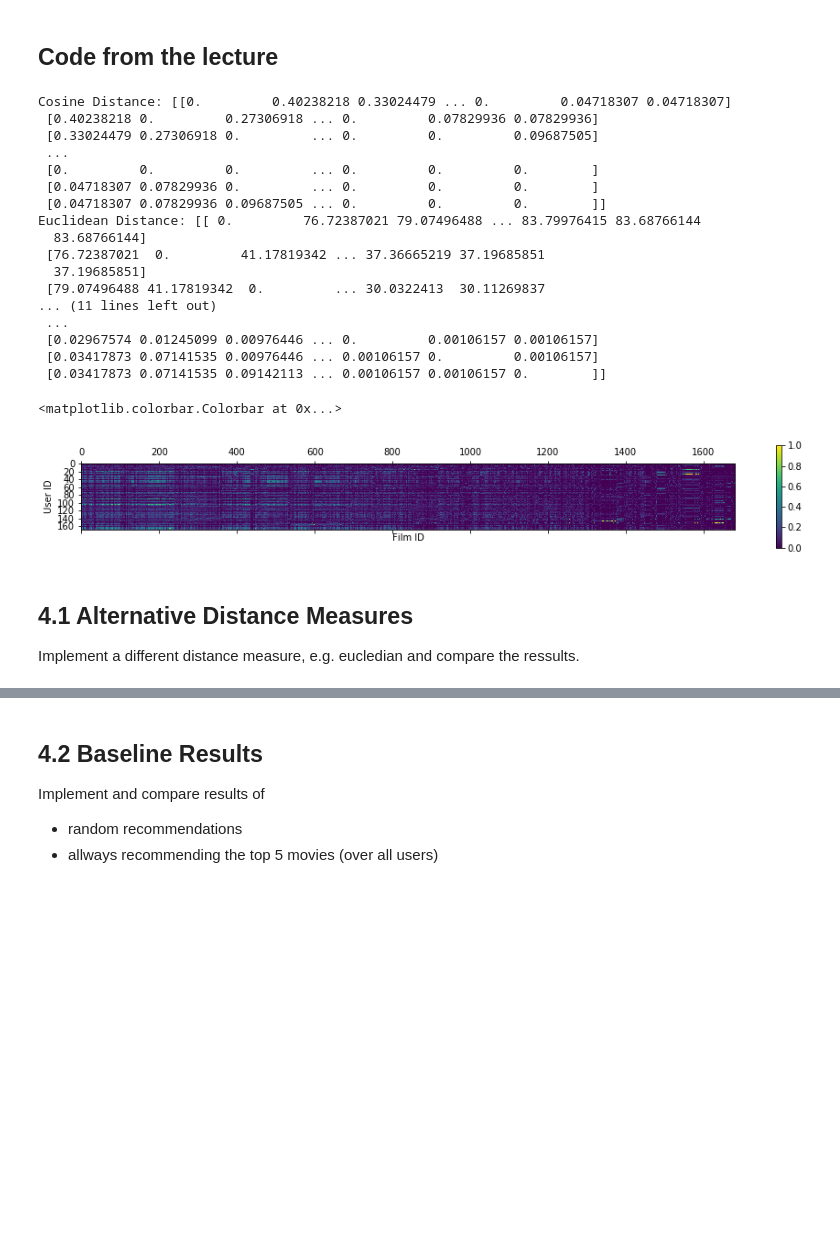
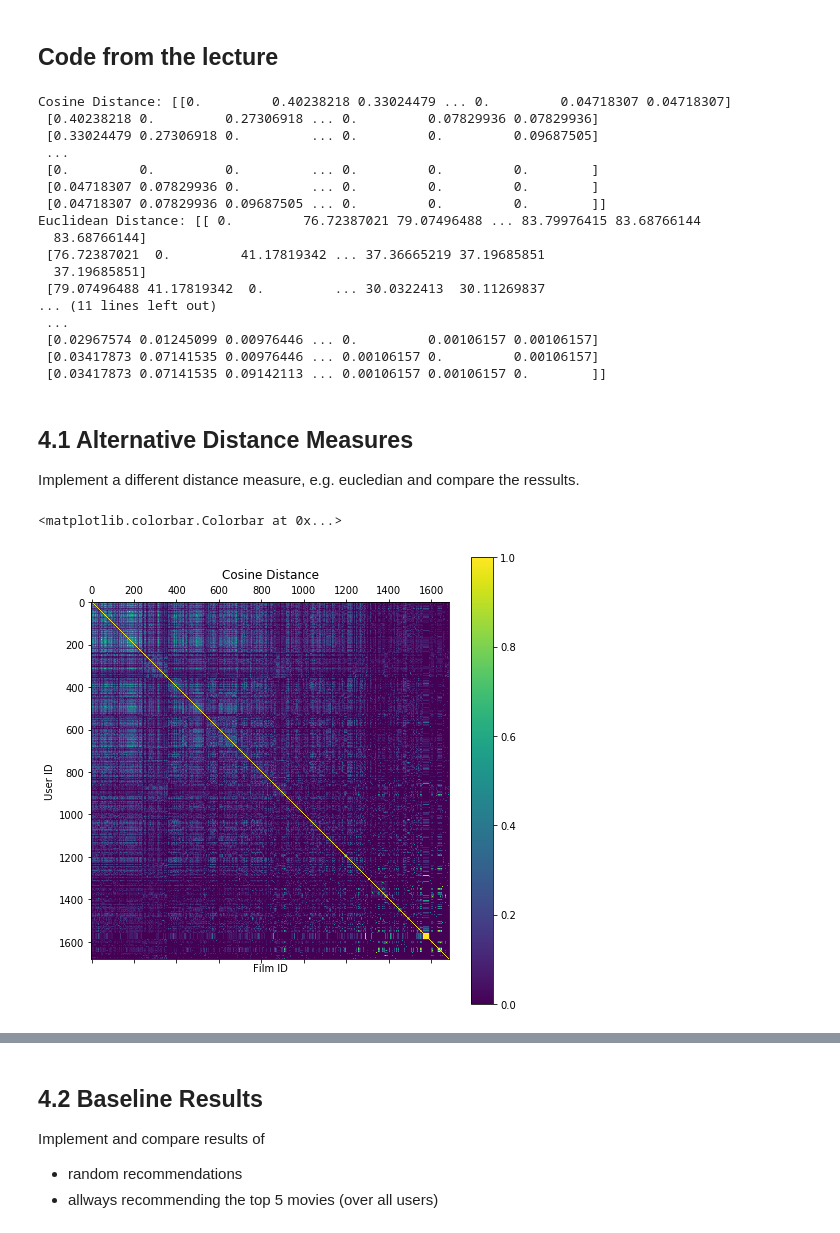
Before and after one commit to anakinsbrn/DataScienceSS20, a Jupyter notebook: Exercises/2_b_Recommender_SVD.ipynb, the cells around one changed output, grey strips where cells are left out. Drawn from its saved outputs; the diff is of its cells as text; code cells hidden in the pictures; blank space fills up the shorter version.

```diff
--- a/Exercises/2_b_Recommender_SVD.ipynb
+++ b/Exercises/2_b_Recommender_SVD.ipynb
@@ -78,22 +78,22 @@ for i in range(np.shape(ratings)[0]):
 import scipy.spatial
 
 # Cosine
-D=scipy.spatial.distance.squareform(scipy.spatial.distance.pdist(R.T, metric='cosine'))
-D=np.abs(np.nan_to_num( D-1)) #dist to similarity
+D1=scipy.spatial.distance.squareform(scipy.spatial.distance.pdist(R.T, metric='cosine'))
+D1=np.abs(np.nan_to_num( D1-1)) #dist to similarity
 np.fill_diagonal(D,0) #set self-dist to zero
 
-#Euclodean
+#Euclidean
 
 D2=scipy.spatial.distance.squareform(scipy.spatial.distance.pdist(R.T, metric='euclidean'))
 D2=np.abs(np.nan_to_num( D2-1)) #dist to similarity
 np.fill_diagonal(D2,0) #set self-dist to zero
 
-
+#Pearson Correlation
 D3=scipy.spatial.distance.squareform(scipy.spatial.distance.pdist(R.T, metric='correlation'))
 D3=np.abs(np.nan_to_num( D3-1)) #dist to similarity
 np.fill_diagonal(D3,0) #set self-dist to zero
 
-#Pearson Correlation
+
 print("Cosine Distance:", D)
 print("Euclidean Distance:", D2)
 print("Pearson Correlation:", D3)
@@ -120,8 +120,17 @@ Euclidean Distance: [[ 0.         76.72387021 79.07496488 ... 83.79976415 83.687
  [0.02967574 0.01245099 0.00976446 ... 0.         0.00106157 0.00106157]
  [0.03417873 0.07141535 0.00976446 ... 0.00106157 0.         0.00106157]
  [0.03417873 0.07141535 0.09142113 ... 0.00106157 0.00106157 0.        ]]
-<matplotlib.colorbar.Colorbar at 0x...>
-[figure, removed]
 # %% [markdown]
 ## 4.1 Alternative Distance Measures
 Implement a different distance measure, e.g. eucledian and compare the ressults.
+# %%
+#Cosine
+plt.rcParams['figure.figsize'] = (10.0, 8.0)
+plt.matshow(D1)
+plt.title('Cosine Distance')
+plt.xlabel('Film ID')
+plt.ylabel('User ID')
+plt.colorbar()
+# %% [output]
+<matplotlib.colorbar.Colorbar at 0x...>
+[figure, added]
```
Also changed, not shown: parts of 17 cells of this notebook.
